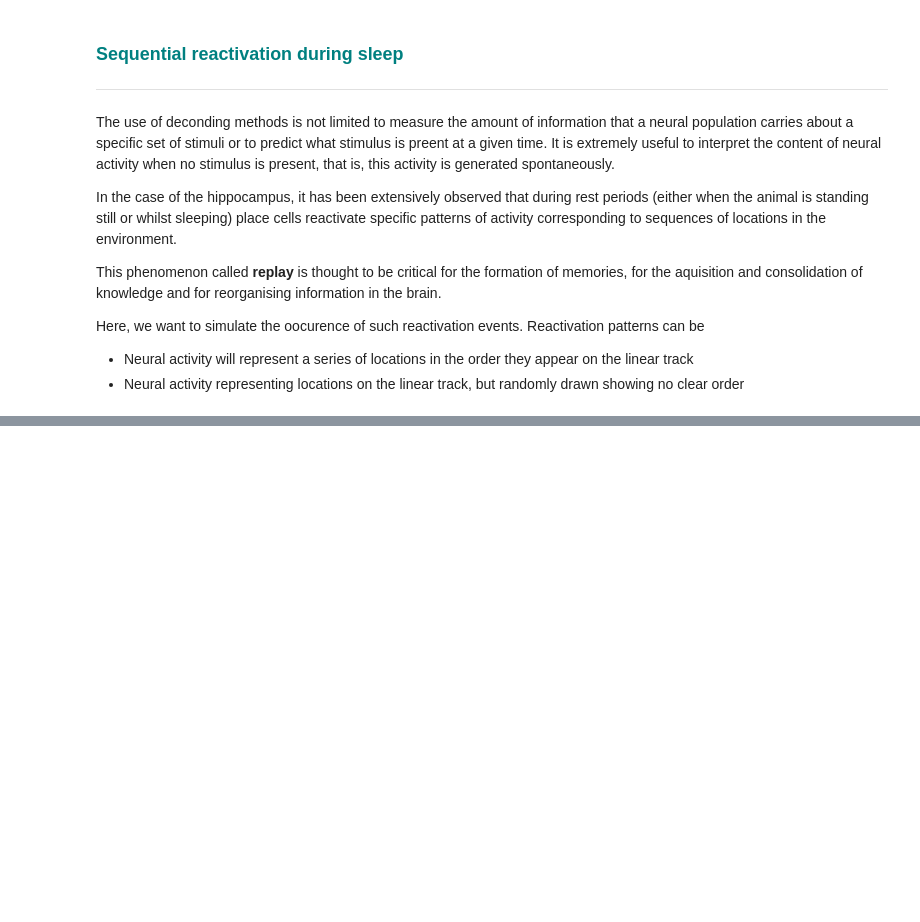
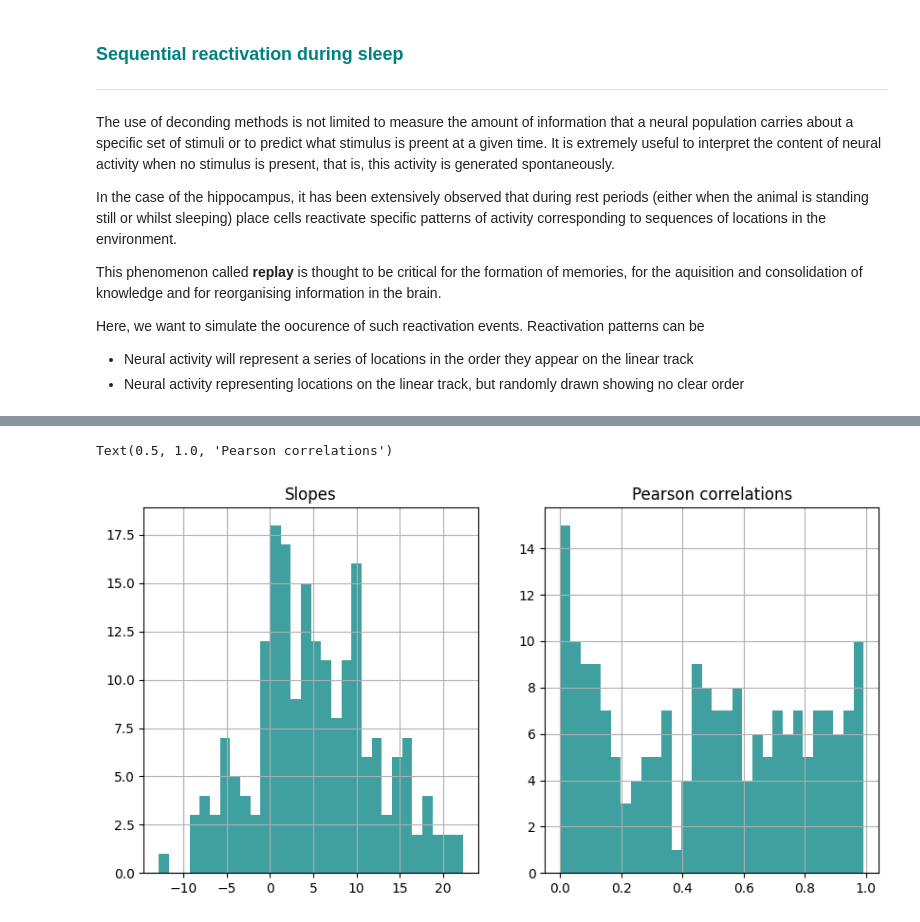
Before and after one commit to DanielaOS/NeuralAnalysis, a Jupyter notebook: Module_3/01-bayes-decoding/Bayes_decoding_lecture.ipynb, the cells around one changed output, grey strips where cells are left out. Cells and saved outputs as stored; diff of their text form; code cells hidden in the pictures; blank space fills up the shorter version.

```diff
--- a/Module_3/01-bayes-decoding/Bayes_decoding_lecture.ipynb
+++ b/Module_3/01-bayes-decoding/Bayes_decoding_lecture.ipynb
@@ -238,0 +333,15 @@ for event in range(n_events):
+# %%
+# Plot results
+plt.figure(figsize=(10,5))
+plt.subplot(1,2,1)
+plt.hist(reactivation_slopes,bins=30, color='teal', alpha=0.75)
+plt.grid()
+plt.title('Slopes')
+
+plt.subplot(1,2,2)
+plt.hist(reactivation_pvalues,bins=30, color='teal', alpha=0.75)
+plt.grid()
+plt.title('Pearson correlations')
+# %% [output]
+Text(0.5, 1.0, 'Pearson correlations')
+[figure, added]
```
Also changed, not shown: parts of 5 cells of this notebook, 1 other file.
